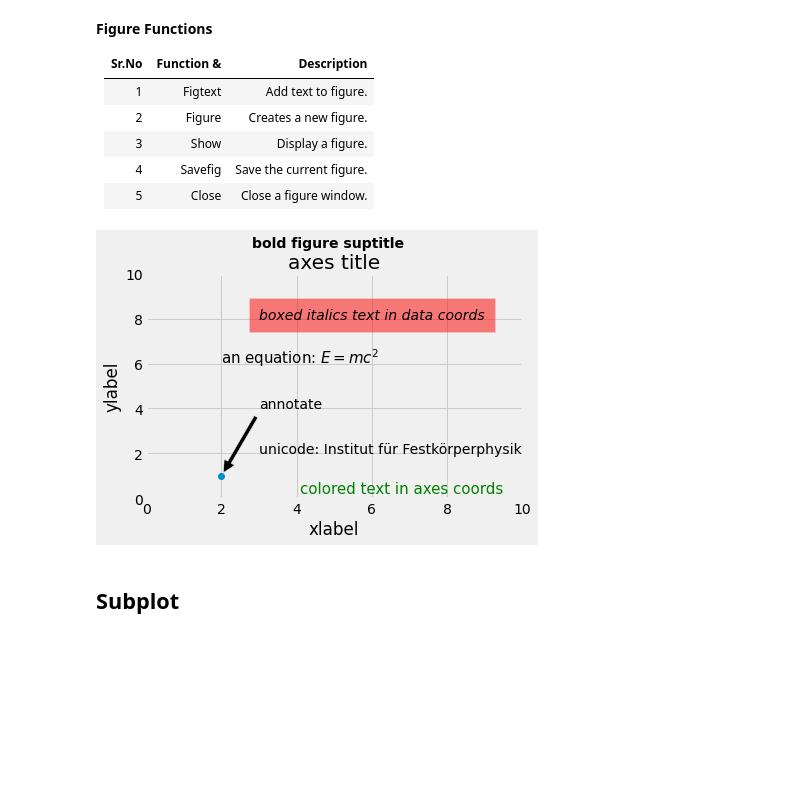
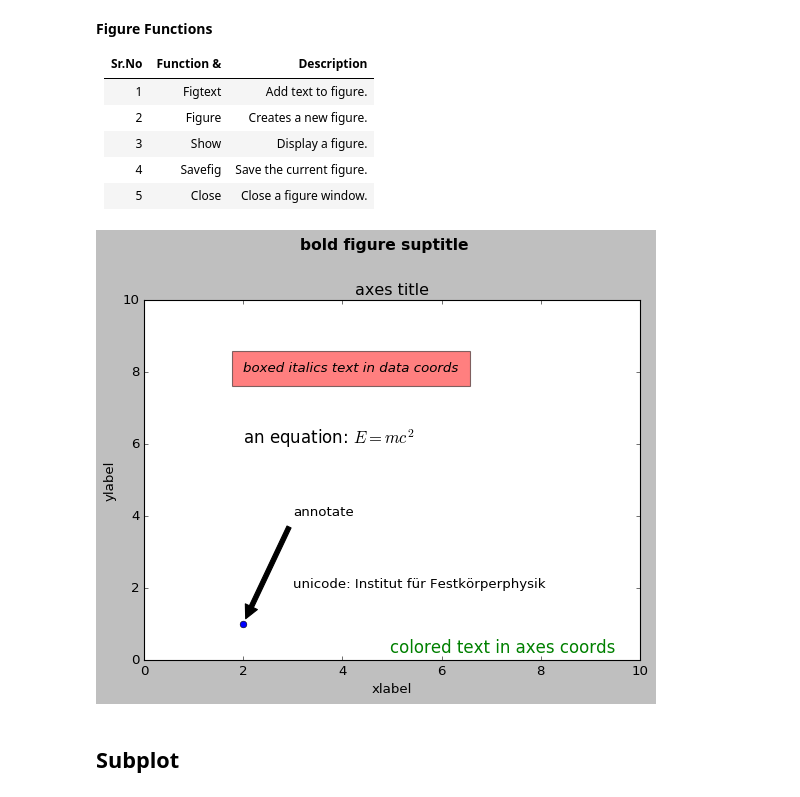
Before and after one commit to KSunnySinghRajput/Ai, a Jupyter notebook: 1.DataScience/3.a.Matplotlib-Intro.ipynb, the cells around one changed output. Drawn from its saved outputs; the diff is of its cells as text; code cells hidden in the pictures; blank space fills up the shorter version.

```diff
--- a/1.DataScience/3.a.Matplotlib-Intro.ipynb
+++ b/1.DataScience/3.a.Matplotlib-Intro.ipynb
@@ -89,6 +91,7 @@ plt.show()
 # %% [markdown]
 **OOP API**
 # %%
+style.use(plt.style.available[3])
 x = np.linspace(0, 2, 100)
 
 
@@ -152,4 +179,0 @@ plt.show()
-# %%
-sty=plt.style.available
-style.use(sty[6])
-plt.plot()
@@ -238,24 +260,25 @@ plt.show()
 # %%
 fig = plt.figure()
 ax = fig.add_subplot()
+
 fig.subplots_adjust(top=0.85)
 
 fig.suptitle('bold figure suptitle', fontsize=14, fontweight='bold')
 ax.set_title('axes title')
 ax.set_xlabel('xlabel')
 ax.set_ylabel('ylabel')
 ax.axis([0, 10, 0, 10])
 
-ax.text(3, 8, 'boxed italics text in data coords', style='italic', bbox={'facecolor': 'red', 'alpha': 0.5, 'pad': 10})
+ax.text(2, 8, 'boxed italics text in data coords', style='italic', bbox={'facecolor': 'red', 'alpha': 0.5, 'pad': 10})
 ax.text(2, 6, r'an equation: $E=mc^2$', fontsize=15)
 ax.text(3, 2, 'unicode: Institut für Festkörperphysik')
 ax.text(0.95, 0.01, 'colored text in axes coords', verticalalignment='bottom', horizontalalignment='right',transform=ax.transAxes,color='green', fontsize=15)
 ax.plot([2], [1], 'o')
 ax.annotate('annotate', xy=(2, 1), xytext=(3, 4), arrowprops=dict(facecolor='black', shrink=0.05))
 
 plt.show()
 # %% [output]
-[figure, old version]
+[figure, new version]
 # %% [markdown]
 ## Subplot
 # %%
```
Also changed, not shown: parts of 26 cells of this notebook, 14 other files.
